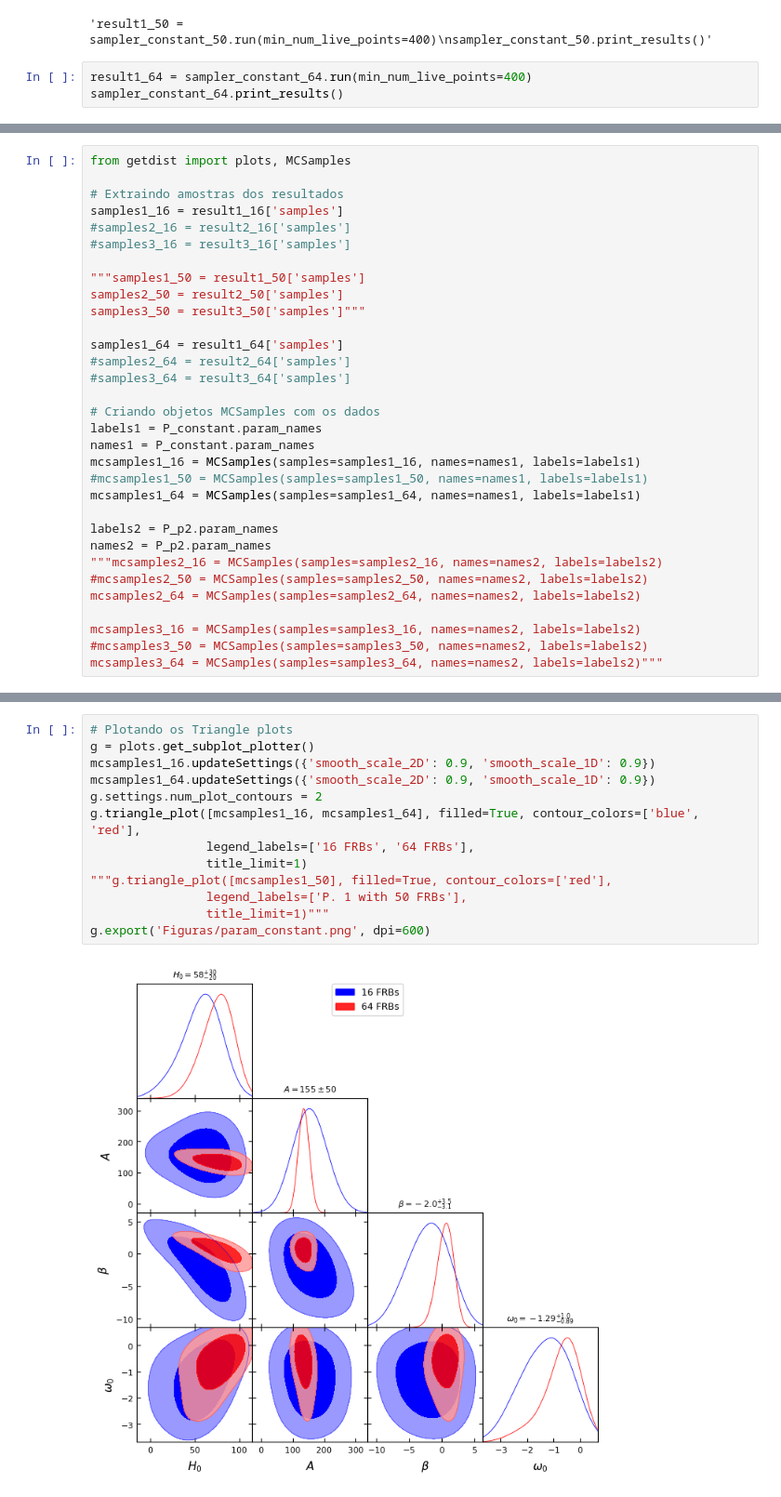
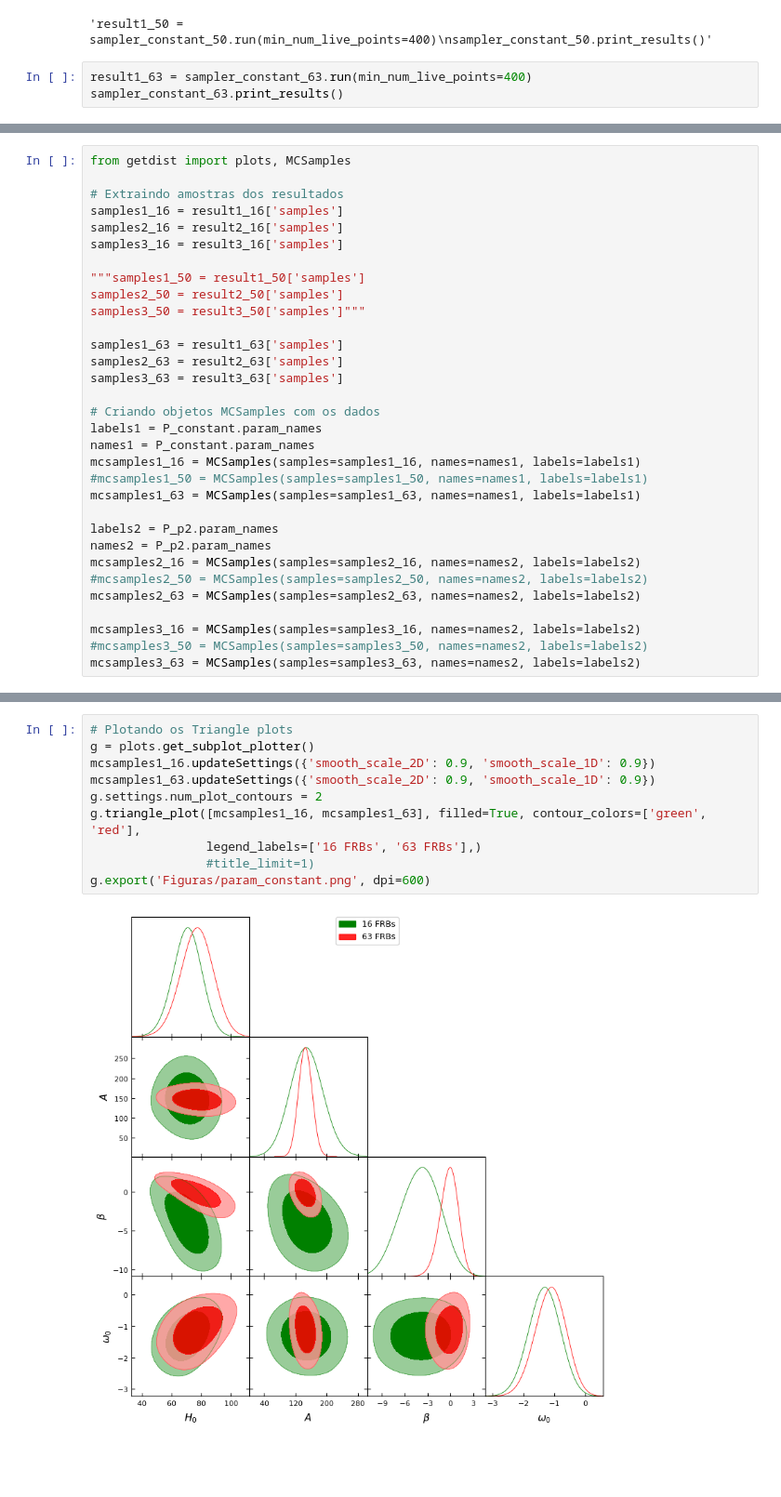
Before and after one commit to lazarolima/cosmology_reconstruction-_frb, a Jupyter notebook: 52frbs_dark_energy.ipynb, the cells around one changed output, grey strips where cells are left out. Shown: that part at 93% size. Saved outputs shown, nothing was run; the diff lists cells and outputs as text; blank space fills up the shorter version.

```diff
--- a/52frbs_dark_energy.ipynb
+++ b/52frbs_dark_energy.ipynb
@@ -253,8 +257,8 @@ sampler_constant_50.print_results()"""
 # %% [output]
 'result1_50 = sampler_constant_50.run(min_num_live_points=400)\nsampler_constant_50.print_results()'
 # %%
-result1_64 = sampler_constant_64.run(min_num_live_points=400)
-sampler_constant_64.print_results()
+result1_63 = sampler_constant_63.run(min_num_live_points=400)
+sampler_constant_63.print_results()
 # %% [output]
 [ultranest] Sampling 400 live points from prior ...
 VBox(children=(HTML(value=''), GridspecLayout(children=(HTML(value="<div style='background-color:#6E6BF4;'>&nb…
@@ -300,33 +400,33 @@ from getdist import plots, MCSamples
 
 # Extraindo amostras dos resultados
 samples1_16 = result1_16['samples']
-#samples2_16 = result2_16['samples']
-#samples3_16 = result3_16['samples']
+samples2_16 = result2_16['samples']
+samples3_16 = result3_16['samples']
 
 """samples1_50 = result1_50['samples']
 samples2_50 = result2_50['samples']
 samples3_50 = result3_50['samples']"""
 
-samples1_64 = result1_64['samples']
-#samples2_64 = result2_64['samples']
-#samples3_64 = result3_64['samples']
+samples1_63 = result1_63['samples']
+samples2_63 = result2_63['samples']
+samples3_63 = result3_63['samples']
 
 # Criando objetos MCSamples com os dados
 labels1 = P_constant.param_names
 names1 = P_constant.param_names
 mcsamples1_16 = MCSamples(samples=samples1_16, names=names1, labels=labels1)
 #mcsamples1_50 = MCSamples(samples=samples1_50, names=names1, labels=labels1)
-mcsamples1_64 = MCSamples(samples=samples1_64, names=names1, labels=labels1)
+mcsamples1_63 = MCSamples(samples=samples1_63, names=names1, labels=labels1)
 
 labels2 = P_p2.param_names
 names2 = P_p2.param_names
-"""mcsamples2_16 = MCSamples(samples=samples2_16, names=names2, labels=labels2)
+mcsamples2_16 = MCSamples(samples=samples2_16, names=names2, labels=labels2)
 #mcsamples2_50 = MCSamples(samples=samples2_50, names=names2, labels=labels2)
-mcsamples2_64 = MCSamples(samples=samples2_64, names=names2, labels=labels2)
+mcsamples2_63 = MCSamples(samples=samples2_63, names=names2, labels=labels2)
 
 mcsamples3_16 = MCSamples(samples=samples3_16, names=names2, labels=labels2)
 #mcsamples3_50 = MCSamples(samples=samples3_50, names=names2, labels=labels2)
-mcsamples3_64 = MCSamples(samples=samples3_64, names=names2, labels=labels2)"""
+mcsamples3_63 = MCSamples(samples=samples3_63, names=names2, labels=labels2)
 # %% [output]
 Removed no burn in
 Removed no burn in
@@ -334,18 +437,15 @@ Removed no burn in
 # %%
 # Plotando os Triangle plots
 g = plots.get_subplot_plotter()
 mcsamples1_16.updateSettings({'smooth_scale_2D': 0.9, 'smooth_scale_1D': 0.9})
-mcsamples1_64.updateSettings({'smooth_scale_2D': 0.9, 'smooth_scale_1D': 0.9})
+mcsamples1_63.updateSettings({'smooth_scale_2D': 0.9, 'smooth_scale_1D': 0.9})
 g.settings.num_plot_contours = 2
-g.triangle_plot([mcsamples1_16, mcsamples1_64], filled=True, contour_colors=['blue', 'red'],
-                legend_labels=['16 FRBs', '64 FRBs'],
-                title_limit=1)
-"""g.triangle_plot([mcsamples1_50], filled=True, contour_colors=['red'],
-                legend_labels=['P. 1 with 50 FRBs'],
-                title_limit=1)"""
+g.triangle_plot([mcsamples1_16, mcsamples1_63], filled=True, contour_colors=['green', 'red'],
+                legend_labels=['16 FRBs', '63 FRBs'],)
+                #title_limit=1)
 g.export('Figuras/param_constant.png', dpi=600)
 # %% [output]
-[figure, old version]
+[figure, new version]
 # %%
 # Plotando os Triangle plots
 g = plots.get_subplot_plotter()
```
Also changed, not shown: parts of 15 cells of this notebook, 9 other files.
